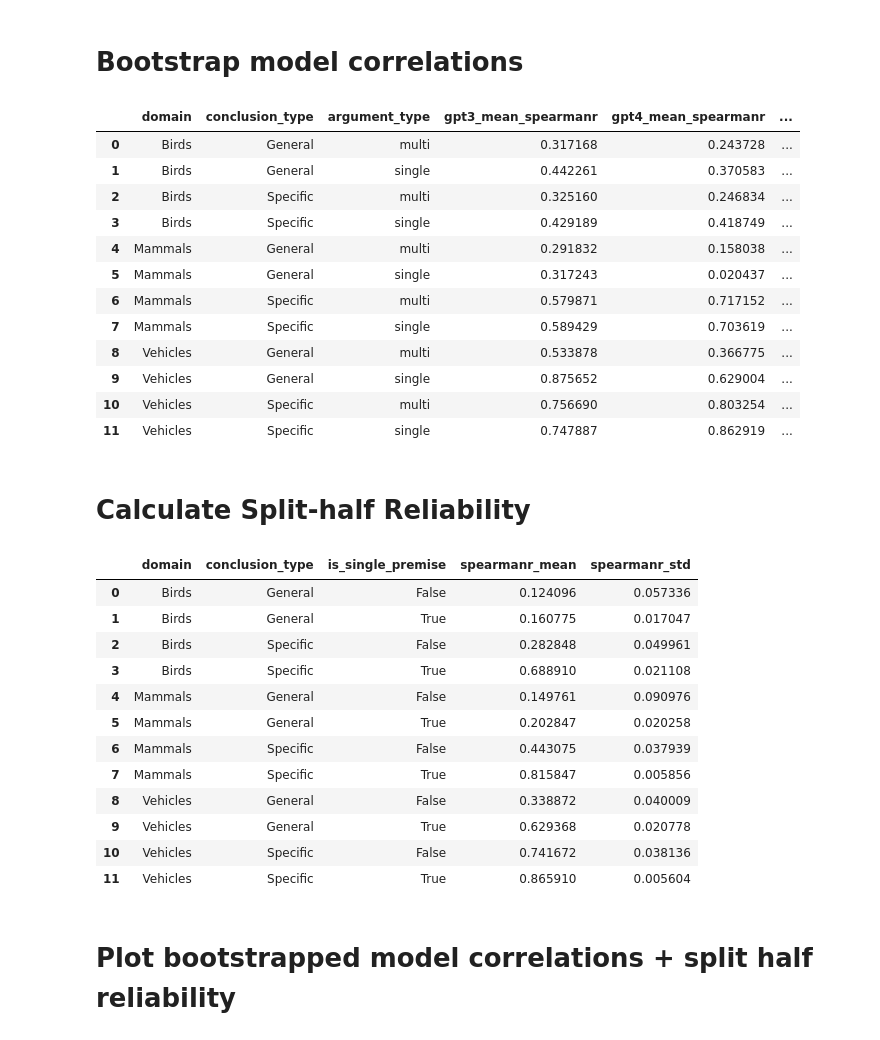
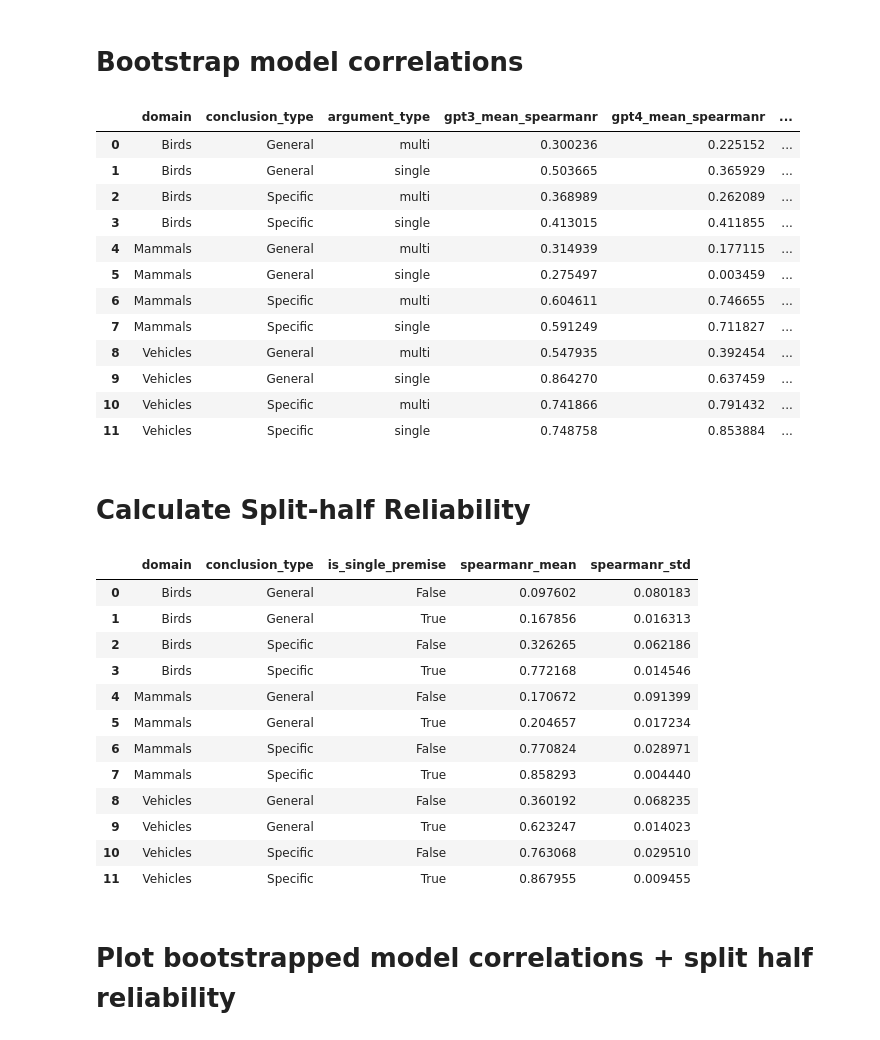
Before and after one commit to S-J-HAN/InductiveReasoningInLargeLanguageModels, a Jupyter notebook: exploration/Split Half Reliability.ipynb, the cells around one changed output. Saved outputs shown, nothing was run; the diff lists cells and outputs as text; code cells hidden in the pictures.

Commit message:
fix blocking bug

```diff
--- a/exploration/Split Half Reliability.ipynb
+++ b/exploration/Split Half Reliability.ipynb
@@ -31,7 +31,7 @@ random.seed(1)
 human_df = pd.read_csv(f"{PROCESSED_DATA}/experiment_2_dedeyne_master.csv", index_col=0)
 
 # Filter out control and tutorial arguments
-human_df = human_df[(~human_df["is_control"]) & (~human_df["is_tutorial"])].dropna().rename({"argument": "argument_id"}, axis=1)
+human_df = human_df[(~human_df["is_control"]) & (~human_df["is_tutorial"]) & (~human_df["is_osherson"])].dropna().rename({"argument": "argument_id"}, axis=1)
 
 # Transform 0-100 argument ratings into argument rankings for each participant and conclusion type
 # human_df["ranking"] = human_df.groupby(["pid", "is_single_premise"])["rating"].rank(method="dense", ascending=True)
@@ -47,12 +47,19 @@ human_df["ranking"] = human_df.groupby(["pid", "is_single_premise"])["rating"].r
 
 # Map participants to blocks based on the multi premise arguments that they saw
 blocks = {}
+block_splits = {}
 for pid, pid_df in human_df[~human_df["is_single_premise"]].groupby(["pid"]):
     block = tuple(pid_df["argument_id"].sort_values().tolist())
     if block not in blocks:
         blocks[block] = [pid]
     else:
         blocks[block].append(pid)
+
+    bs = (pid_df.iloc[0]["domain"], pid_df.iloc[0]["conclusion_type"])
+    if bs not in block_splits:
+        block_splits[bs] = []
+    block_splits[bs].append(block)
+
 pid_to_block = {}
 for i,pids in enumerate(blocks.values()):
     for pid in pids:
@@ -69,3 +76,21 @@ human_df.head()
 | 2 | 0 | 10 | Birds | General | False | ('Vultures',) | All birds | 3 | (('Vultures',), 'All birds') | ... |
 | 3 | 0 | 11 | Birds | General | False | ('Falcons',) | All birds | 3 | (('Falcons',), 'All birds') | ... |
 | 4 | 0 | 12 | Birds | General | False | ('Herons',) | All birds | 7 | (('Herons',), 'All birds') | ... |
+# %%
+# There are three participants where our MTurk results dataframe doubles up on trials.
+print("Number of blocks per split:")
+for k,v in block_splits.items():
+    print(k, len(set(v)))
+
+# Here's one of them...
+print()
+print()
+print("This PID has doubled up trials:")
+t = pd.read_csv("../data/raw/experiment_2_dedeyne_ratings.csv")
+t["pid"] = t["tid"].apply(lambda x: int(x.replace("tid_experiment2_dedeyne_participant", "")))
+t["tid"] = t["trialId"].apply(lambda x: int(x.replace("tc", "")))
+
+t[(t["pid"] == 35)].sort_values(by="tid")
+
+# Birds (General) should have 11 blocks. This is consistent with the JSON that was used for the MTurk experiment.
+# Therefore there should be 61 blocks
@@ -72,3 +121,6 @@ human_df.head()
+# %%
+drop_pids = [v[0] for v in blocks.values() if len(v) == 1]
+human_df = human_df[~human_df["pid"].isin(drop_pids)].reset_index(drop=True)
 # %% [markdown]
 # Load experiment 2 model ratings
 # %%
@@ -151,18 +203,18 @@ bootstrap_summary_df.to_csv(f"{PROCESSED_DATA}/experiment_2_prompt_sweep_bootstr
 bootstrap_summary_df
 # %% [output]
 |  | domain | conclusion_type | argument_type | gpt3_mean_spearmanr | gpt4_mean_spearmanr | ... |
-| 0 | Birds | General | multi | 0.317168 | 0.243728 | ... |
-| 1 | Birds | General | single | 0.442261 | 0.370583 | ... |
-| 2 | Birds | Specific | multi | 0.325160 | 0.246834 | ... |
-| 3 | Birds | Specific | single | 0.429189 | 0.418749 | ... |
-| 4 | Mammals | General | multi | 0.291832 | 0.158038 | ... |
-| 5 | Mammals | General | single | 0.317243 | 0.020437 | ... |
-| 6 | Mammals | Specific | multi | 0.579871 | 0.717152 | ... |
-| 7 | Mammals | Specific | single | 0.589429 | 0.703619 | ... |
-| 8 | Vehicles | General | multi | 0.533878 | 0.366775 | ... |
-| 9 | Vehicles | General | single | 0.875652 | 0.629004 | ... |
-| 10 | Vehicles | Specific | multi | 0.756690 | 0.803254 | ... |
-| 11 | Vehicles | Specific | single | 0.747887 | 0.862919 | ... |
+| 0 | Birds | General | multi | 0.300236 | 0.225152 | ... |
+| 1 | Birds | General | single | 0.503665 | 0.365929 | ... |
+| 2 | Birds | Specific | multi | 0.368989 | 0.262089 | ... |
+| 3 | Birds | Specific | single | 0.413015 | 0.411855 | ... |
+| 4 | Mammals | General | multi | 0.314939 | 0.177115 | ... |
+| 5 | Mammals | General | single | 0.275497 | 0.003459 | ... |
+| 6 | Mammals | Specific | multi | 0.604611 | 0.746655 | ... |
+| 7 | Mammals | Specific | single | 0.591249 | 0.711827 | ... |
+| 8 | Vehicles | General | multi | 0.547935 | 0.392454 | ... |
+| 9 | Vehicles | General | single | 0.864270 | 0.637459 | ... |
+| 10 | Vehicles | Specific | multi | 0.741866 | 0.791432 | ... |
+| 11 | Vehicles | Specific | single | 0.748758 | 0.853884 | ... |
 # %% [markdown]
 # Calculate Split-half Reliability
 # %%
@@ -205,27 +257,27 @@ ratings_df.to_csv(f"{PROCESSED_DATA}/e2_split_half_reliabilities_blockwise.csv")
 # %%
 ratings_df = pd.read_csv(f"{PROCESSED_DATA}/e2_split_half_reliabilities_blockwise.csv")
 
 rows = []
-for g, gdf in ratings_df.groupby(["domain", "conclusion_type", "is_single_premise"]):
+for g, gdf in tqdm.tqdm(ratings_df.groupby(["domain", "conclusion_type", "is_single_premise"])):
     rows.append(g + (gdf["statistic"].mean(), gdf["statistic"].std()))
 summary_ratings_df = pd.DataFrame(rows, columns=["domain", "conclusion_type", "is_single_premise", "spearmanr_mean", "spearmanr_std"])
 
 summary_ratings_df.to_csv(f"{PROCESSED_DATA}/e2_split_half_reliabilities_blockwise_summary.csv")
 summary_ratings_df
 # %% [output]
 |  | domain | conclusion_type | is_single_premise | spearmanr_mean | spearmanr_std |
-| 0 | Birds | General | False | 0.124096 | 0.057336 |
-| 1 | Birds | General | True | 0.160775 | 0.017047 |
-| 2 | Birds | Specific | False | 0.282848 | 0.049961 |
-| 3 | Birds | Specific | True | 0.688910 | 0.021108 |
-| 4 | Mammals | General | False | 0.149761 | 0.090976 |
-| 5 | Mammals | General | True | 0.202847 | 0.020258 |
-| 6 | Mammals | Specific | False | 0.443075 | 0.037939 |
-| 7 | Mammals | Specific | True | 0.815847 | 0.005856 |
-| 8 | Vehicles | General | False | 0.338872 | 0.040009 |
-| 9 | Vehicles | General | True | 0.629368 | 0.020778 |
-| 10 | Vehicles | Specific | False | 0.741672 | 0.038136 |
-| 11 | Vehicles | Specific | True | 0.865910 | 0.005604 |
+| 0 | Birds | General | False | 0.097602 | 0.080183 |
+| 1 | Birds | General | True | 0.167856 | 0.016313 |
+| 2 | Birds | Specific | False | 0.326265 | 0.062186 |
+| 3 | Birds | Specific | True | 0.772168 | 0.014546 |
+| 4 | Mammals | General | False | 0.170672 | 0.091399 |
+| 5 | Mammals | General | True | 0.204657 | 0.017234 |
+| 6 | Mammals | Specific | False | 0.770824 | 0.028971 |
+| 7 | Mammals | Specific | True | 0.858293 | 0.004440 |
+| 8 | Vehicles | General | False | 0.360192 | 0.068235 |
+| 9 | Vehicles | General | True | 0.623247 | 0.014023 |
+| 10 | Vehicles | Specific | False | 0.763068 | 0.029510 |
+| 11 | Vehicles | Specific | True | 0.867955 | 0.009455 |
 # %% [markdown]
 # Plot bootstrapped model correlations + split half reliability
 # %%
```
Also changed, not shown: parts of 4 cells of this notebook, 4 other files.
